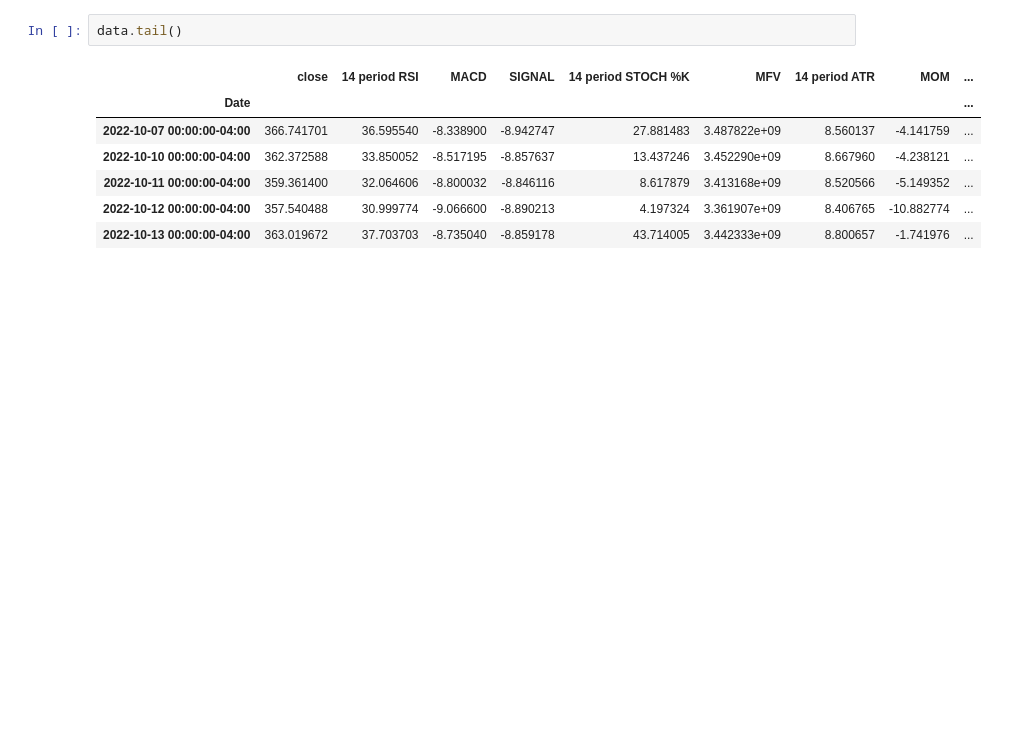
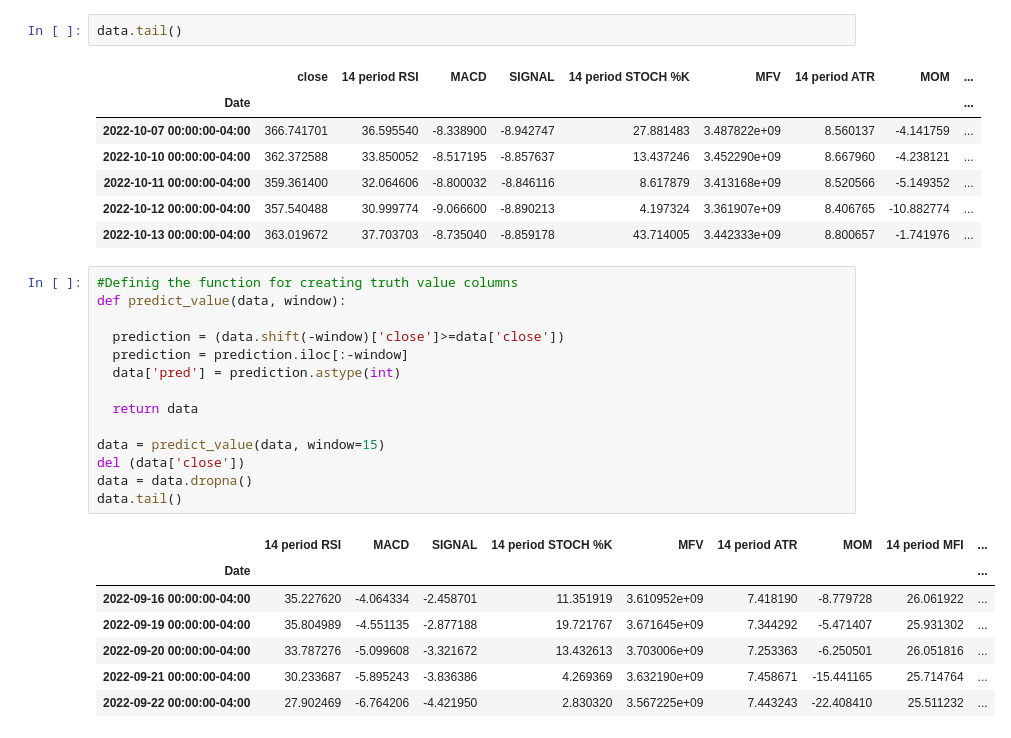
Before and after one commit to Mmbsaksd/Predicting-Future-Stock-Market-Trends-with-Python-Machine-Learning, a Jupyter notebook: Predicting_Future_Stock_Market_Trends_with_Python_&_Machine_Learning.ipynb, the cells around one changed output. Drawn from its saved outputs; the diff is of its cells as text; blank space fills up the shorter version.

```diff
--- a/Predicting_Future_Stock_Market_Trends_with_Python_&_Machine_Learning.ipynb
+++ b/Predicting_Future_Stock_Market_Trends_with_Python_&_Machine_Learning.ipynb
@@ -128,3 +128,25 @@ data.tail()
 | 2022-10-11 00:00:00-04:00 | 359.361400 | 32.064606 | -8.800032 | -8.846116 | 8.617879 | 3.413168e+09 | 8.520566 | -5.149352 | ... |
 | 2022-10-12 00:00:00-04:00 | 357.540488 | 30.999774 | -9.066600 | -8.890213 | 4.197324 | 3.361907e+09 | 8.406765 | -10.882774 | ... |
 | 2022-10-13 00:00:00-04:00 | 363.019672 | 37.703703 | -8.735040 | -8.859178 | 43.714005 | 3.442333e+09 | 8.800657 | -1.741976 | ... |
+# %%
+#Definig the function for creating truth value columns
+def predict_value(data, window):
+
+  prediction = (data.shift(-window)['close']>=data['close'])
+  prediction = prediction.iloc[:-window]
+  data['pred'] = prediction.astype(int)
+
+  return data
+
+data = predict_value(data, window=15)
+del (data['close'])
+data = data.dropna()
+data.tail()
+# %% [output]
+|  | 14 period RSI | MACD | SIGNAL | 14 period STOCH %K | MFV | 14 period ATR | MOM | 14 period MFI | ... |
+| Date |  |  |  |  |  |  |  |  | ... |
+| 2022-09-16 00:00:00-04:00 | 35.227620 | -4.064334 | -2.458701 | 11.351919 | 3.610952e+09 | 7.418190 | -8.779728 | 26.061922 | ... |
+| 2022-09-19 00:00:00-04:00 | 35.804989 | -4.551135 | -2.877188 | 19.721767 | 3.671645e+09 | 7.344292 | -5.471407 | 25.931302 | ... |
+| 2022-09-20 00:00:00-04:00 | 33.787276 | -5.099608 | -3.321672 | 13.432613 | 3.703006e+09 | 7.253363 | -6.250501 | 26.051816 | ... |
+| 2022-09-21 00:00:00-04:00 | 30.233687 | -5.895243 | -3.836386 | 4.269369 | 3.632190e+09 | 7.458671 | -15.441165 | 25.714764 | ... |
+| 2022-09-22 00:00:00-04:00 | 27.902469 | -6.764206 | -4.421950 | 2.830320 | 3.567225e+09 | 7.443243 | -22.408410 | 25.511232 | ... |
```
